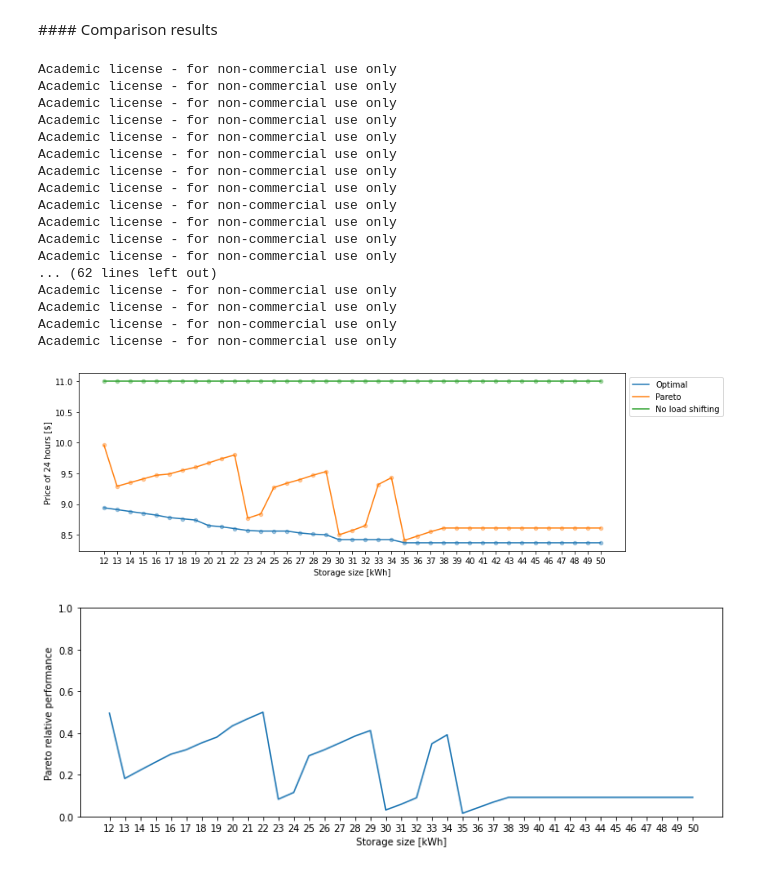
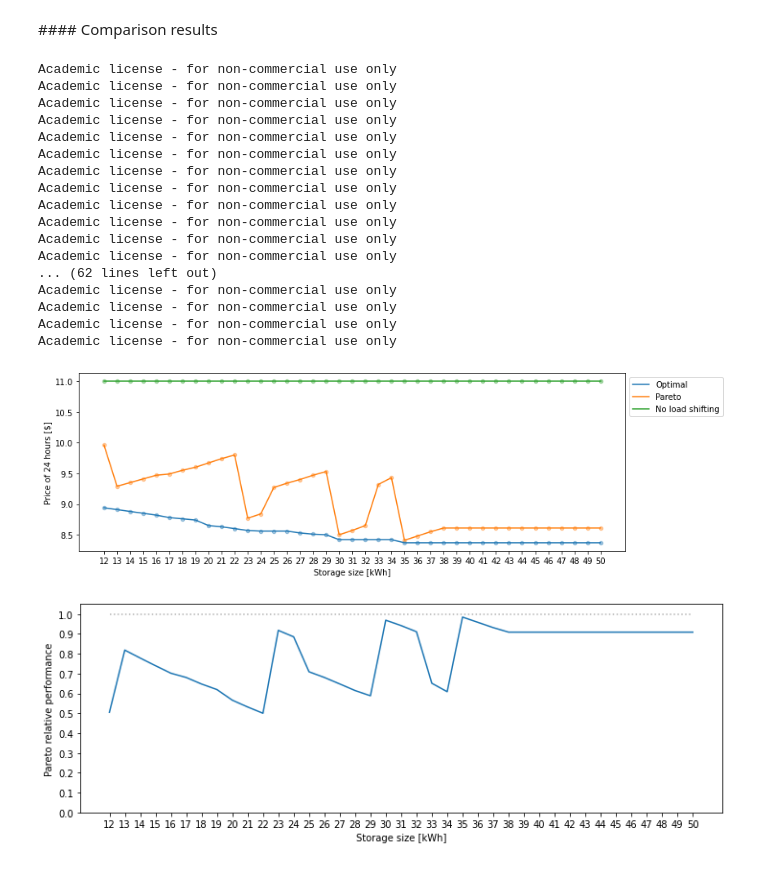
Before and after one commit to thdfw/master_thesis, a Jupyter notebook: data_driven_control/pareto.ipynb, the cells around one changed output. Cells and saved outputs as stored; diff of their text form; code cells hidden in the pictures.

Commit message:
Forward progression for pareto algorithm

```diff
--- a/data_driven_control/pareto.ipynb
+++ b/data_driven_control/pareto.ipynb
@@ -575,6 +575,7 @@ def comparison(max_storage, PRINT, PLOT):
         ax.plot(range(N+1), stor_opt, label='Storage - optimal', alpha=0.6, color='orange', linestyle='dashed')
         ax.plot(range(N+1), storage, label='Storage - pareto', alpha=0.6, color='orange')
         ax.step(range(N+1), load2, where='post', label='Load', alpha=0.2, color='red')
+        ax.plot(range(N+1), [max_storage]*(N+1), alpha=0.2, linestyle='dotted', color='gray')
         ax.set_xticks(range(N+1))
         ax.set_ylabel("Energy [$kWh_{th}$]")
         plt.legend()
@@ -636,7 +637,7 @@ for max_stor in storage_size:
     paretos.append(price_pareto)
     no_shifts.append(price_noshift)
 
-scaled = [(paretos[i]-optimals[i])/(no_shifts[i]-optimals[i]) for i in range(len(paretos))]
+scaled = [1-(paretos[i]-optimals[i])/(no_shifts[i]-optimals[i]) for i in range(len(paretos))]
 
 plt.figure(figsize=(12,4))
 plt.xlabel("Storage size [kWh]")
@@ -649,32 +650,34 @@ plt.plot(storage_size, no_shifts, label='No load shifting')
 plt.scatter(storage_size, no_shifts, alpha=0.4, s=20)
 plt.xticks(storage_size)
 plt.legend(loc='upper left', bbox_to_anchor=(1, 1))
 plt.show()
 
 plt.figure(figsize=(12,4))
 plt.plot(storage_size, scaled)
 plt.xticks(storage_size)
 plt.xlabel("Storage size [kWh]")
 plt.ylabel("Pareto relative performance")
-plt.ylim([0,1])
+plt.ylim([0,1.05])
+plt.plot(storage_size, [1]*len(scaled), linestyle='dotted', alpha=0.6, color='gray')
+plt.yticks([x/10 for x in range(0,11)])
 plt.show()
 # %% [output]
 Academic license - for non-commercial use only
 Academic license - for non-commercial use only
 Academic license - for non-commercial use only
 Academic license - for non-commercial use only
 Academic license - for non-commercial use only
 Academic license - for non-commercial use only
 Academic license - for non-commercial use only
 Academic license - for non-commercial use only
 Academic license - for non-commercial use only
 Academic license - for non-commercial use only
 Academic license - for non-commercial use only
 Academic license - for non-commercial use only
 ... (62 lines left out)
 Academic license - for non-commercial use only
 Academic license - for non-commercial use only
 Academic license - for non-commercial use only
 Academic license - for non-commercial use only
 [figure]
-[figure, old version]
+[figure, new version]
```
